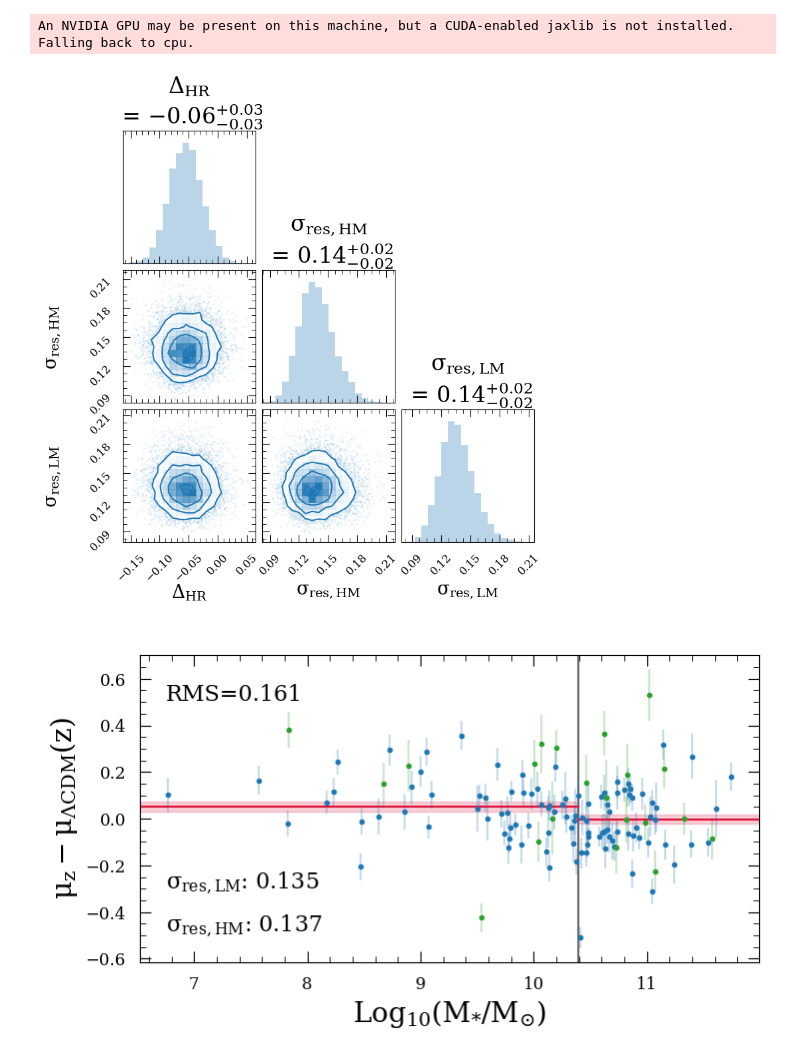
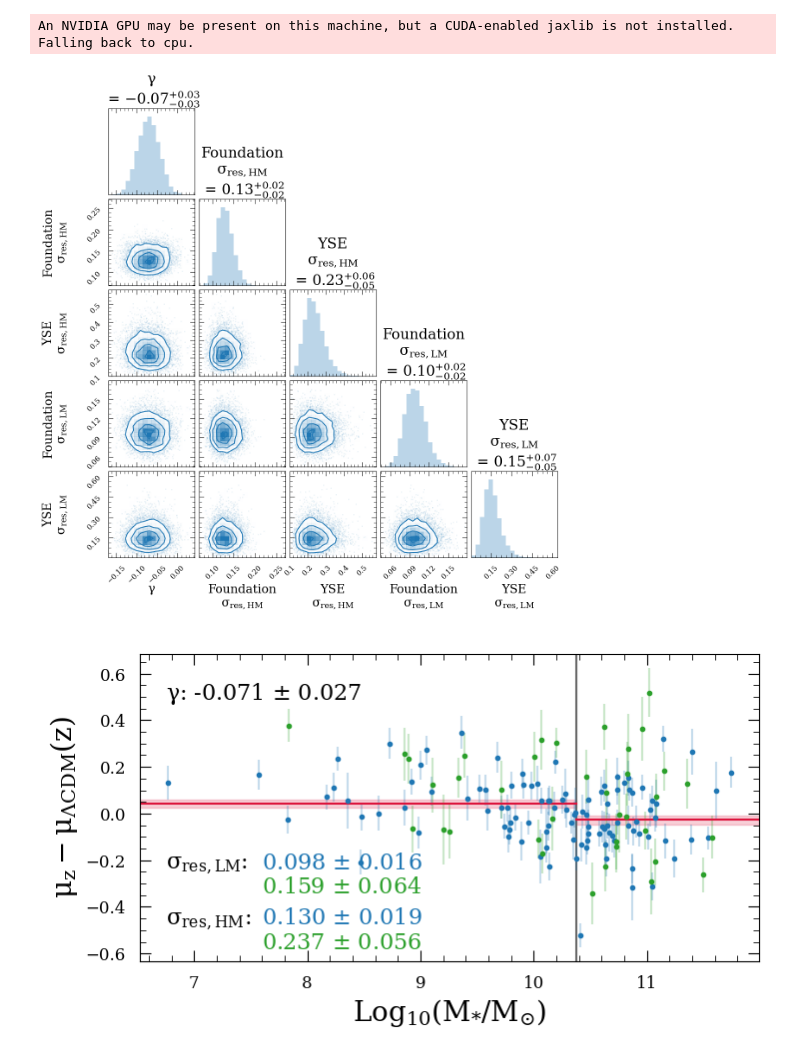
Before and after one commit to erinhay/snia-zband, a Jupyter notebook: notebooks/03_mass_step.ipynb, the cells around one changed output. Cells and saved outputs as stored; diff of their text form; code cells hidden in the pictures.

Commit message:
update tables to reflect fitting with new YSE redshift uncertainties, update notebooks to reflect minor notation changes and new table data

```diff
--- a/notebooks/03_mass_step.ipynb
+++ b/notebooks/03_mass_step.ipynb
@@ -16,7 +16,10 @@ plt.style.use('./stylesheet/zband.mplstyle')
 # %%
 # Read data table and apply default cuts, as specified in Hayes+24
 full_data = at.Table.read('../tables/full.csv', format='csv')
-sample = utils.apply_data_cuts(full_data, chi_squared_threshold=3, print_summary=True)
+sample = utils.apply_data_cuts(full_data, print_summary=True)
+
+survey_mask = sample['SURVEY'] == 'YSE'             # Create mask to be use for differentiating YSE & Foundation objects
+sample['SIGMA_Z'][sample['SIGMA_Z'] < 0.] = 0.01    # Set the uncertainty on redshifts derived from SN spectra to 0.01
 # %% [output]
 Total Spec Sample:               517 (YSE: 292, Foundation: 225)
 Normal Ias:                      446 (YSE: 266, Foundation: 180)
@@ -46,7 +49,7 @@ redshift_final, mu_LCDM = utils.model_for_plotting(sample['REDSHIFT_FINAL'], H0=
 
 # Compute the uncertainty due to peculiar velocities
 sigma_pec = 150 # km/s
-sigma_PV = utils.get_peculiar_velocity_unc(redshift_final, sigma_pec=sigma_pec)
+sigma = utils.get_peculiar_velocity_unc(redshift_final, sigma_z=sample['SIGMA_Z'], sigma_pec=sigma_pec)
 
 # Compute the extinction magnitude in the z-band to correct the distance modulus from the z-band only fit for dust
 # We use Av from the fit to the optical only data to avoid double-counting the z-band data in the distance modulus result.
@@ -59,32 +62,34 @@ x = sample['LOG_HOSTMASS']                              # Our x-values are the S
 y = sample['Z_MU'] - mu_LCDM - ext_mag                  # Our y-values are the dust-corrected z-band Hubble residuals.
                                                         # If you use the griz Hubble residuals or the gri Hubble residuals,
                                                         # remove the ext_mag correction!
-yerr = np.sqrt(sample['Z_MU_ERR']**2 + sigma_PV**2)     # Our y-errors include contributions from the fit and PV uncertainty.
+yerr = np.sqrt(sample['Z_MU_ERR']**2 + sigma**2)        # Our y-errors include contributions from the fit and PV uncertainty.
                                                         # The sampler will add in quadrature the residual scatter term when fitting
                                                         # for this parameter in each mass bin.
 # %%
 # Run the mass step sampler, implemented in Numpyro
 # You can adjust the sampler kwargs (see https://num.pyro.ai/en/stable/mcmc.html for more information) with the hmc_kwargs parameter
-sampler = utils.compute_mass_step(x, y, yerr, hmc_kwargs={'num_chains': 1}, M_split=np.median(x))
+sampler = utils.compute_mass_step(x, y, yerr, hmc_kwargs={'num_chains': 1}, M_split=np.median(x), survey_mask=survey_mask)
 samples = sampler.get_samples()
 
 # Put the samples for the parameters of interest into a dictionary for plotting
-samples_dict = {'Delta_HR': samples['Delta_HR'],
-                'sigma_res_HM': np.sqrt(samples['sigma_2_res_HM']),
-                'sigma_res_LM': np.sqrt(samples['sigma_2_res_LM'])}
+samples_dict = {'gamma': samples['gamma'],
+                'sigma_res_HM_Foundation': np.sqrt(samples['sigma_2_res_HM_Foundation']),
+                'sigma_res_HM_YSE': np.sqrt(samples['sigma_2_res_HM_YSE']),
+                'sigma_res_LM_Foundation': np.sqrt(samples['sigma_2_res_LM_Foundation']),
+                'sigma_res_LM_YSE': np.sqrt(samples['sigma_2_res_LM_YSE'])}
 # %% [output]
 An NVIDIA GPU may be present on this machine, but a CUDA-enabled jaxlib is not installed. Falling back to cpu.
 # %%
 # Show the corner plot for the mass step parameters
 fig = corner.corner(samples_dict, color='tab:blue', show_titles=True,
                     hist_kwargs={'histtype': 'stepfilled', 'color': 'tab:blue', 'alpha': 0.3},
-                    labels=['$\\Delta_{HR}$\n', '$\\sigma_{res, HM}$\n', '$\\sigma_{res, LM}$\n'])
+                    labels=['$\\gamma$\n', 'Foundation\n$\\sigma_{res, HM}$\n', 'YSE\n$\\sigma_{res, HM}$\n',
+                            'Foundation\n$\\sigma_{res, LM}$\n', 'YSE\n$\\sigma_{res, LM}$\n'])
 # %% [output]
-[figure, old version]
+[figure, new version]
 # %%
 # Plot the Hubble residuals vs host galaxy mass with the fitted mean Hubble residuals in the LM/HM bins and the residual scatter shown
 # As with the Hubble diagram, the kwarg dust_corrected will correct the distance modulus from a single band fit for dust.
-fig, ax = utils.plot_mass_step(sample, fit_filters='z', dust_corrected=True, M_split=np.median(x),
-                               samples=samples)
+fig, ax = utils.plot_mass_step(sample, fit_filters='z', dust_corrected=True, M_split=np.median(x), samples=samples)
 # %% [output]
-[figure, old version]
+[figure, new version]
```
Also changed, not shown: parts of 1 cell of this notebook, 6 other files.
